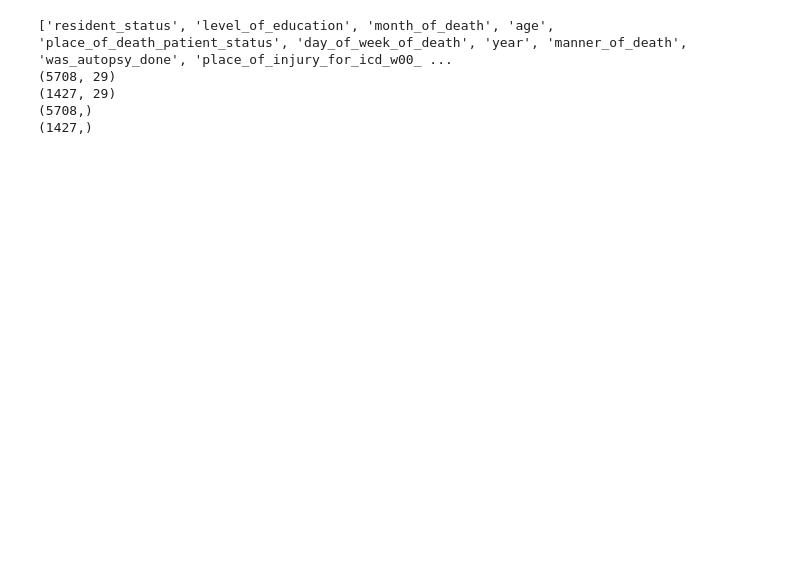
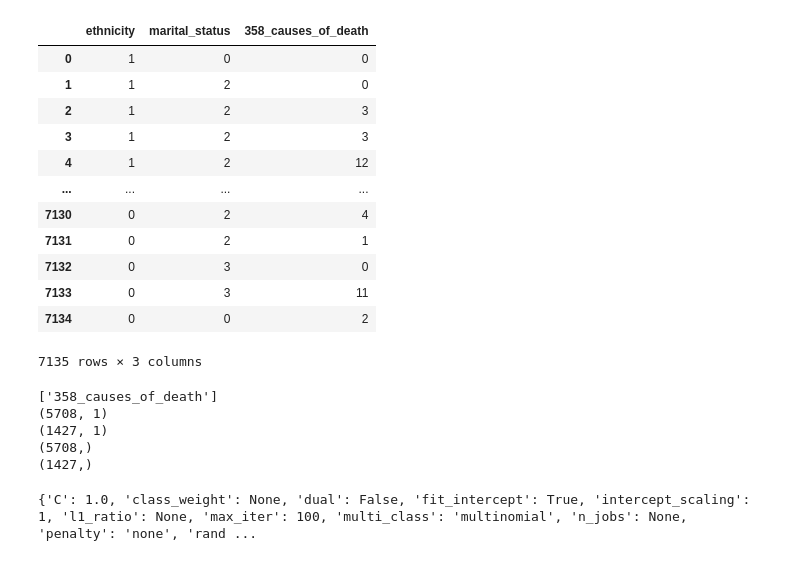
Before and after one commit to andrezafeu/maternal_mortality, a Jupyter notebook: Multinomial Logistic Regression.ipynb, the cells around one changed output. Saved outputs shown, nothing was run; the diff lists cells and outputs as text; code cells hidden in the pictures; blank space fills up the shorter version.

```diff
--- a/Multinomial Logistic Regression.ipynb
+++ b/Multinomial Logistic Regression.ipynb
@@ -61,9 +80,25 @@ df['marital_status_class']=df['marital_status'].apply(classification)
+# %%
+df_mlr = df[['ethnicity', 'marital_status', '358_causes_of_death']]
+df_mlr
+# %% [output]
+|  | ethnicity | marital_status | 358_causes_of_death |
+| 0 | 1 | 0 | 0 |
+| 1 | 1 | 2 | 0 |
+| 2 | 1 | 2 | 3 |
+| 3 | 1 | 2 | 3 |
+| 4 | 1 | 2 | 12 |
+| ... | ... | ... | ... |
+| 7130 | 0 | 2 | 4 |
+| 7131 | 0 | 2 | 1 |
+| 7132 | 0 | 3 | 0 |
+| 7133 | 0 | 3 | 11 |
+| 7134 | 0 | 0 | 2 |
+7135 rows × 3 columns
 # %%
 #Create training and test datasets
-#marital_status was recoded into marital_status_class to change from string to integer
-#marital_status needs to be dropped
-X = df.drop(['marital_status', 'ethnicity'], axis=1)
-y = df['marital_status']
+
+X = df_mlr.drop(['marital_status', 'ethnicity'], axis=1)
+y = df_mlr['marital_status']
 
 print(list(X.columns.values))
 
@@ -73,8 +108,22 @@ print(X_test.shape)
 print(y_train.shape)
 print(y_test.shape)
 # %% [output]
-['resident_status', 'level_of_education', 'month_of_death', 'age', 'place_of_death_patient_status', 'day_of_week_of_death', 'year', 'manner_of_death', 'was_autopsy_done', 'place_of_injury_for_icd_w00_ ...
-(5708, 29)
-(1427, 29)
+['358_causes_of_death']
+(5708, 1)
+(1427, 1)
 (5708,)
 (1427,)
+# %%
+model1 = LogisticRegression(
+    random_state=0,
+    multi_class='multinomial',
+    penalty='none',
+    solver='newton-cg'
+).fit(X_train, y_train)
+preds = model1.predict(X_test)
+
+#print the tunable parameters (They were not tuned in, everything kept as default)
+params = model1.get_params()
+print(params)
+# %% [output]
+{'C': 1.0, 'class_weight': None, 'dual': False, 'fit_intercept': True, 'intercept_scaling': 1, 'l1_ratio': None, 'max_iter': 100, 'multi_class': 'multinomial', 'n_jobs': None, 'penalty': 'none', 'rand ...
```
Also changed, not shown: parts of 13 cells of this notebook.
